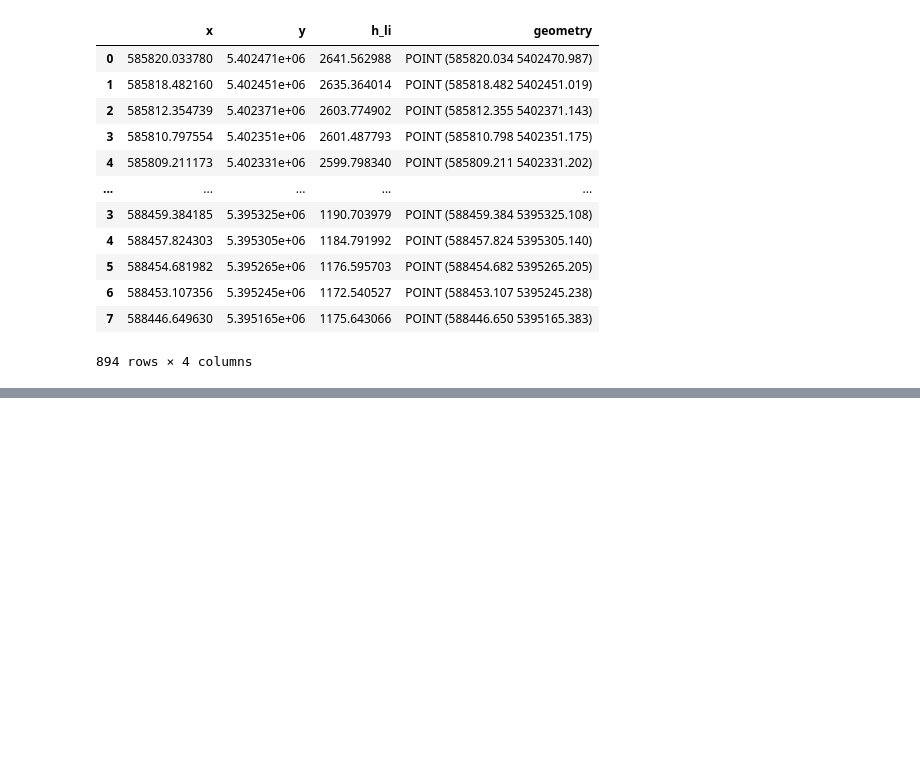
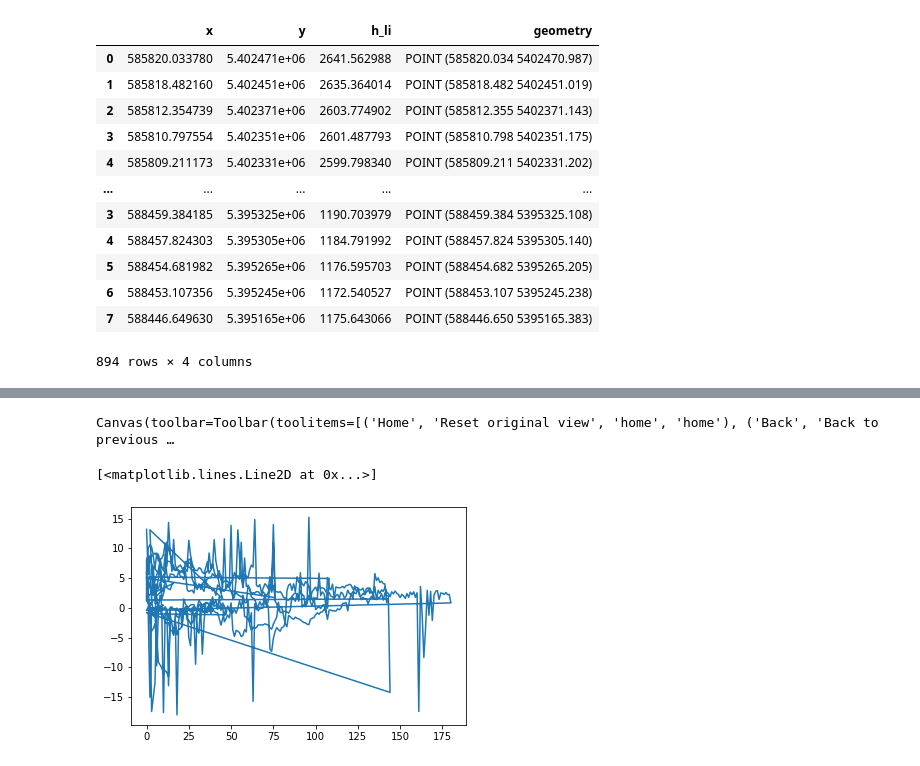
Before and after one commit to ICESAT-2HackWeek/Assimilation, a Jupyter notebook: contributors/whyjz/ICESat2-interp.ipynb, the cells around one changed output, grey strips where cells are left out. Cells and saved outputs as stored; diff of their text form; code cells hidden in the pictures; blank space fills up the shorter version.

```diff
--- a/contributors/whyjz/ICESat2-interp.ipynb
+++ b/contributors/whyjz/ICESat2-interp.ipynb
@@ -210,0 +167,25 @@ plt.imshow(a)
+# %%
+import rasterio
+import rasterio.sample as rio_sample
+
+rio_ds = rasterio.open(dem_path)
+ddf_xytuple = list(ddf_gpd[['x', 'y']].to_records(index=False))
+# print(ddf_xytuple)
+sample_gen = rio_ds.sample(ddf_xytuple)
+rasterddf_gpd = gpd.GeoDataFrame()
+
+h_raster = [float(record) for record in sample_gen]
+# print(h_raster)
+ddf_gpd['h_raster'] = h_raster
+ddf_gpd['li_raster'] = ddf_gpd['h_li'] - ddf_gpd['h_raster']
+# %%
+%matplotlib widget
+
+tmp = ddf_gpd[ddf_gpd['li_raster'] < 20]
+ddf_gpd_cleaned = tmp[tmp['li_raster'] > -20]
+
+plt.plot(ddf_gpd_cleaned['li_raster'])
+# %% [output]
+Canvas(toolbar=Toolbar(toolitems=[('Home', 'Reset original view', 'home', 'home'), ('Back', 'Back to previous …
+[<matplotlib.lines.Line2D at 0x...>]
+[figure, added]
```
Also changed, not shown: parts of 14 cells of this notebook.
